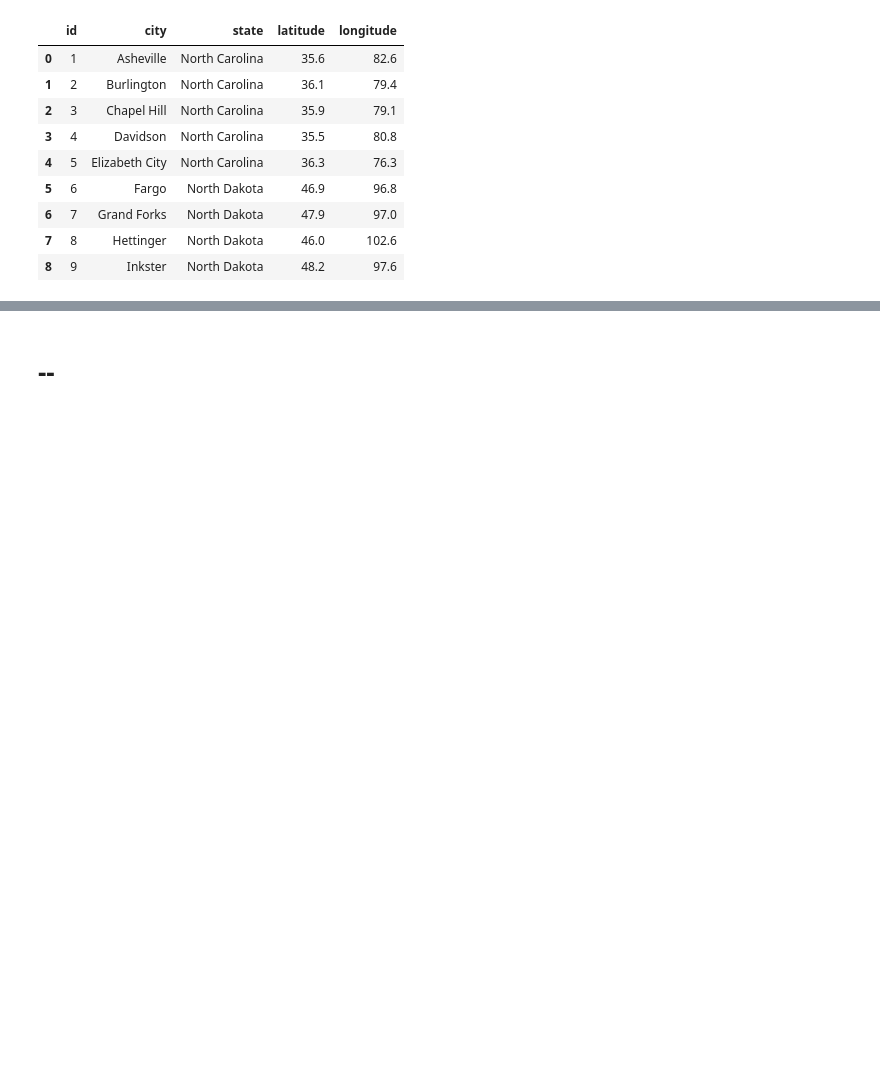
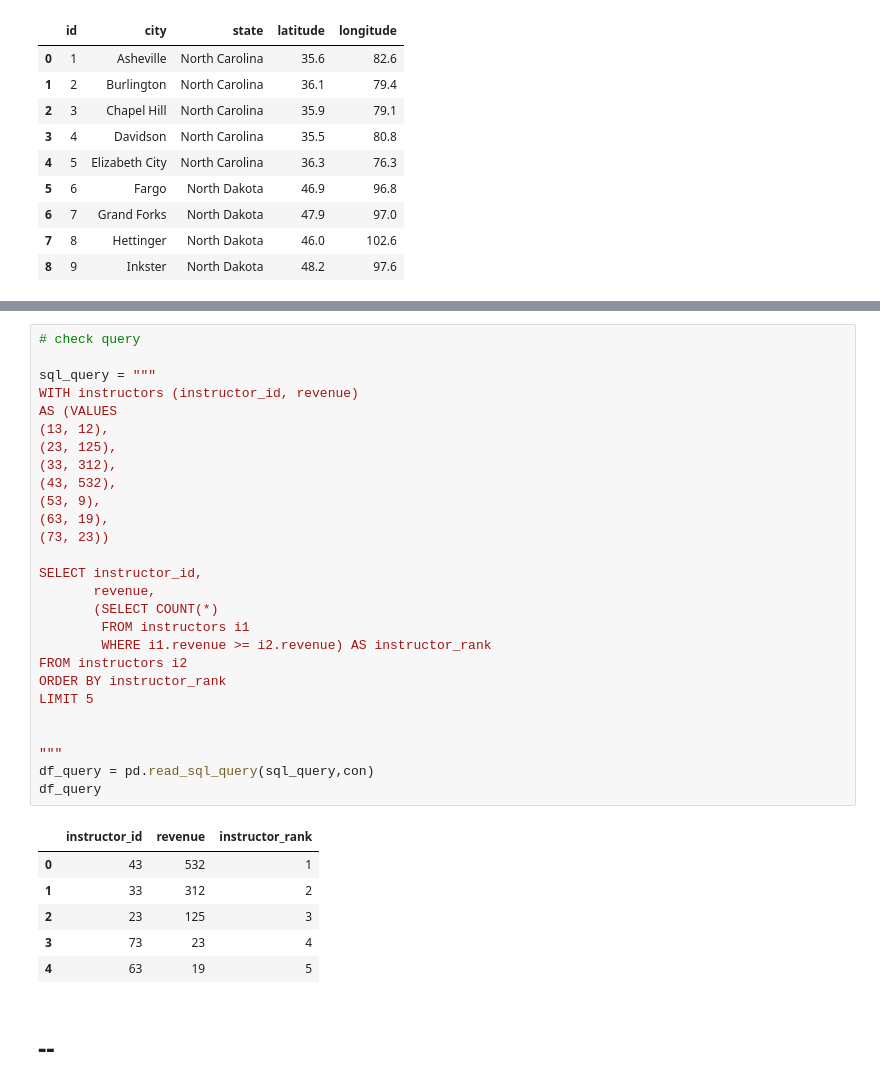
Before and after one commit to benslack19/my_DS_notes, a Jupyter notebook: SQL/SQLqueries_daily_problems_4.ipynb, the cells around one changed output, grey strips where cells are left out. Saved outputs shown, nothing was run; the diff lists cells and outputs as text; blank space fills up the shorter version.

```diff
--- a/SQL/SQLqueries_daily_problems_4.ipynb
+++ b/SQL/SQLqueries_daily_problems_4.ipynb
@@ -2982,3 +3012,37 @@ df_query
+# %%
+# check query
+
+sql_query = """
+WITH instructors (instructor_id, revenue)
+AS (VALUES
+(13, 12),
+(23, 125),
+(33, 312),
+(43, 532),
+(53, 9),
+(63, 19),
+(73, 23))
+
+SELECT instructor_id,
+       revenue,
+       (SELECT COUNT(*)
+        FROM instructors i1
+        WHERE i1.revenue >= i2.revenue) AS instructor_rank
+FROM instructors i2
+ORDER BY instructor_rank
+LIMIT 5
+
+
+"""
+df_query = pd.read_sql_query(sql_query,con)
+df_query
+# %% [output]
+|  | instructor_id | revenue | instructor_rank |
+| 0 | 43 | 532 | 1 |
+| 1 | 33 | 312 | 2 |
+| 2 | 23 | 125 | 3 |
+| 3 | 73 | 23 | 4 |
+| 4 | 63 | 19 | 5 |
 # %% [markdown]
 # --
 # %% [markdown]
```
Also changed, not shown: parts of 2 cells of this notebook, 1 other file.
